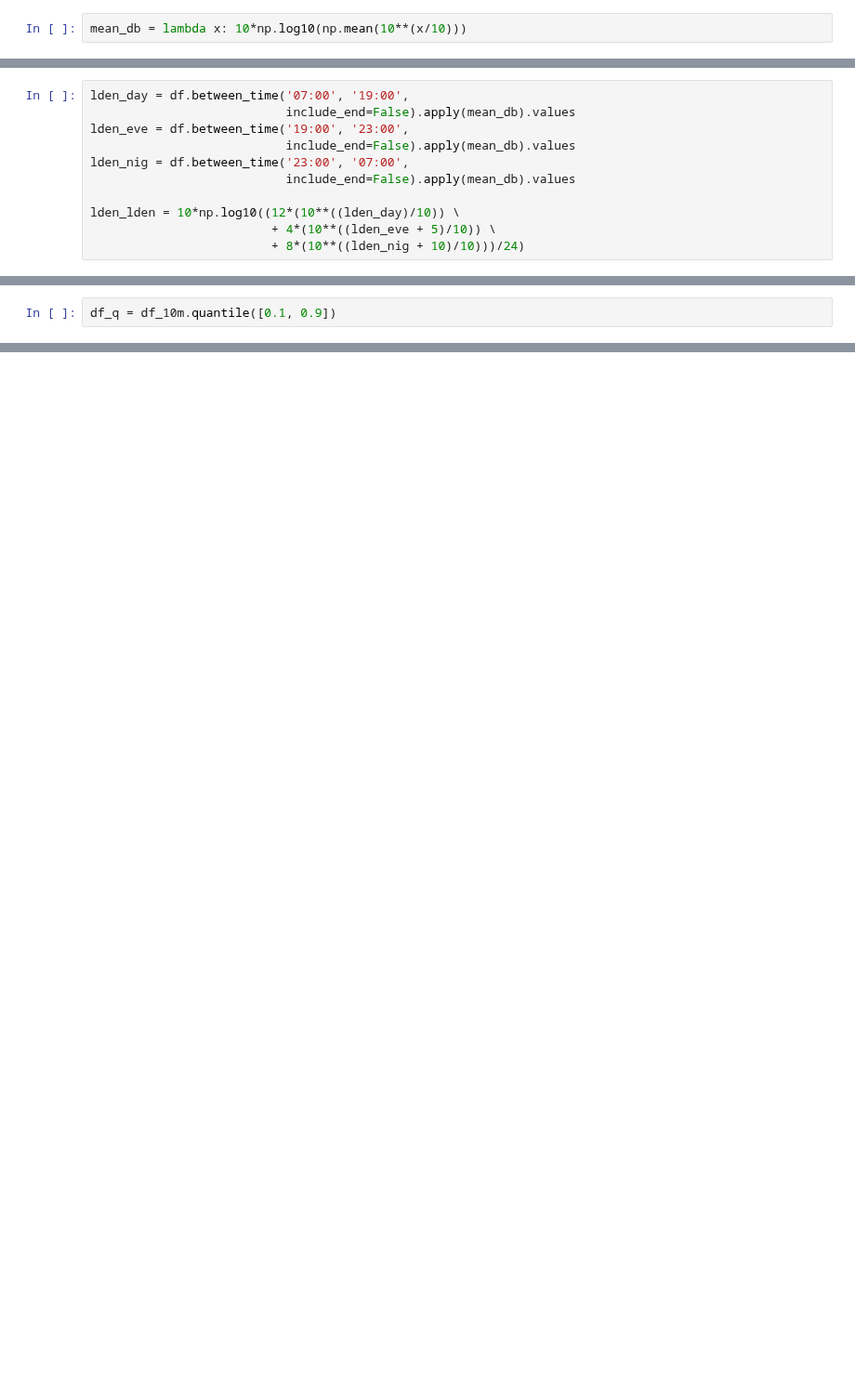
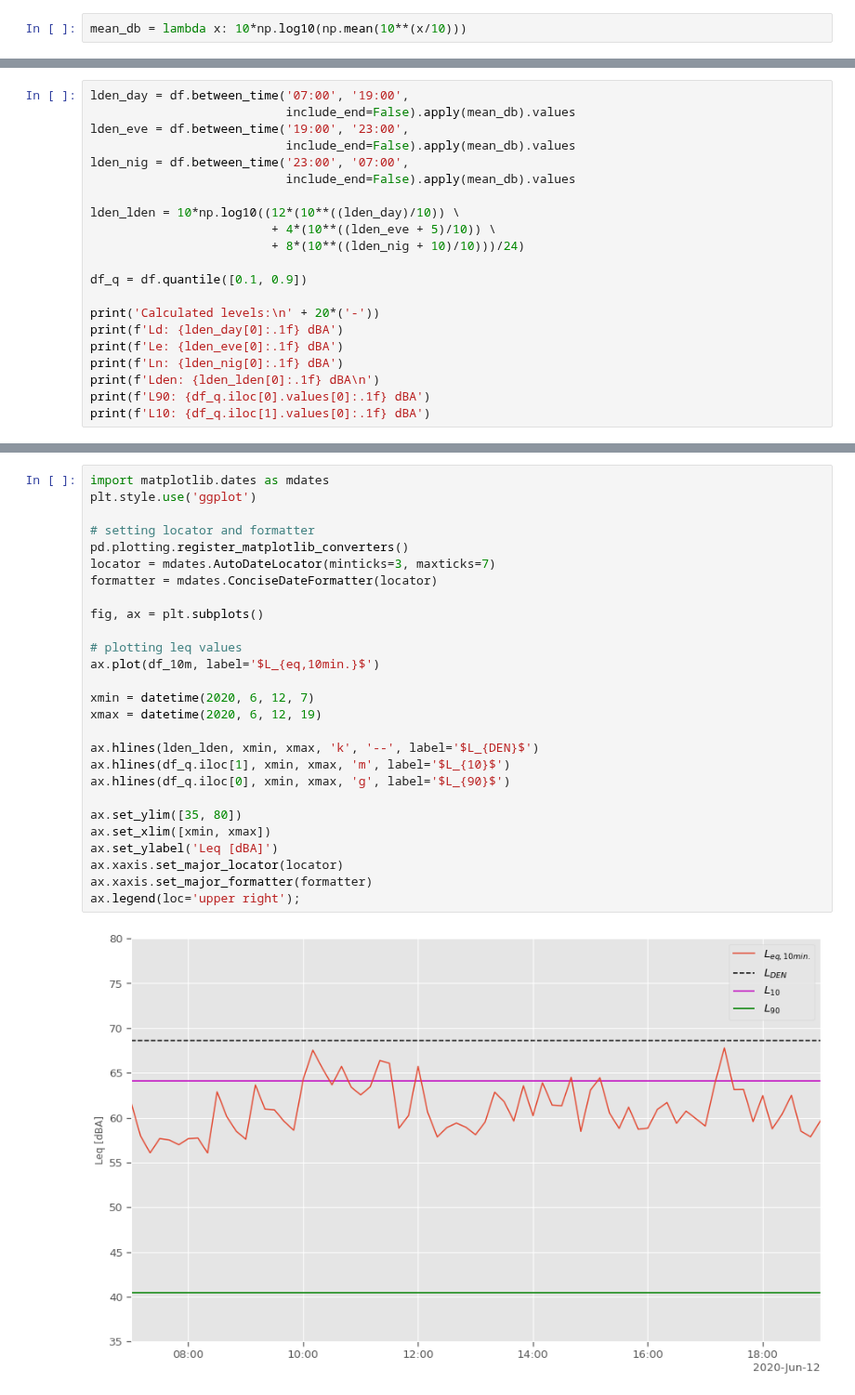
Before and after one commit to tiaqui/my_thesis, a Jupyter notebook: notebooks/5. Acoustic measurements.ipynb, the cells around one changed output, grey strips where cells are left out. Shown at 93% size. Drawn from its saved outputs; the diff is of its cells as text; blank space fills up the shorter version.

```diff
--- a/notebooks/5. Acoustic measurements.ipynb
+++ b/notebooks/5. Acoustic measurements.ipynb
@@ -183,3 +231,13 @@ lden_nig = df.between_time('23:00', '07:00',
 lden_lden = 10*np.log10((12*(10**((lden_day)/10)) \
                          + 4*(10**((lden_eve + 5)/10)) \
                          + 8*(10**((lden_nig + 10)/10)))/24)
+
+df_q = df.quantile([0.1, 0.9])
+
+print('Calculated levels:\n' + 20*('-'))
+print(f'Ld: {lden_day[0]:.1f} dBA')
+print(f'Le: {lden_eve[0]:.1f} dBA')
+print(f'Ln: {lden_nig[0]:.1f} dBA')
+print(f'Lden: {lden_lden[0]:.1f} dBA\n')
+print(f'L90: {df_q.iloc[0].values[0]:.1f} dBA')
+print(f'L10: {df_q.iloc[1].values[0]:.1f} dBA')
@@ -186,2 +253,0 @@ lden_lden = 10*np.log10((12*(10**((lden_day)/10)) \
-# %%
-df_q = df_10m.quantile([0.1, 0.9])
@@ -215,2 +260,31 @@ ax.legend(loc='upper right');
+# %%
+import matplotlib.dates as mdates
+plt.style.use('ggplot')
+
+# setting locator and formatter
+pd.plotting.register_matplotlib_converters()
+locator = mdates.AutoDateLocator(minticks=3, maxticks=7)
+formatter = mdates.ConciseDateFormatter(locator)
+
+fig, ax = plt.subplots()
+
+# plotting leq values
+ax.plot(df_10m, label='$L_{eq,10min.}$')
+
+xmin = datetime(2020, 6, 12, 7)
+xmax = datetime(2020, 6, 12, 19)
+
+ax.hlines(lden_lden, xmin, xmax, 'k', '--', label='$L_{DEN}$')
+ax.hlines(df_q.iloc[1], xmin, xmax, 'm', label='$L_{10}$')
+ax.hlines(df_q.iloc[0], xmin, xmax, 'g', label='$L_{90}$')
+
+ax.set_ylim([35, 80])
+ax.set_xlim([xmin, xmax])
+ax.set_ylabel('Leq [dBA]')
+ax.xaxis.set_major_locator(locator)
+ax.xaxis.set_major_formatter(formatter)
+ax.legend(loc='upper right');
+# %% [output]
+[figure, added]
 # %% [markdown]
 ## Conclusions
```
Also changed, not shown: parts of 15 cells of this notebook, 1 other file.
